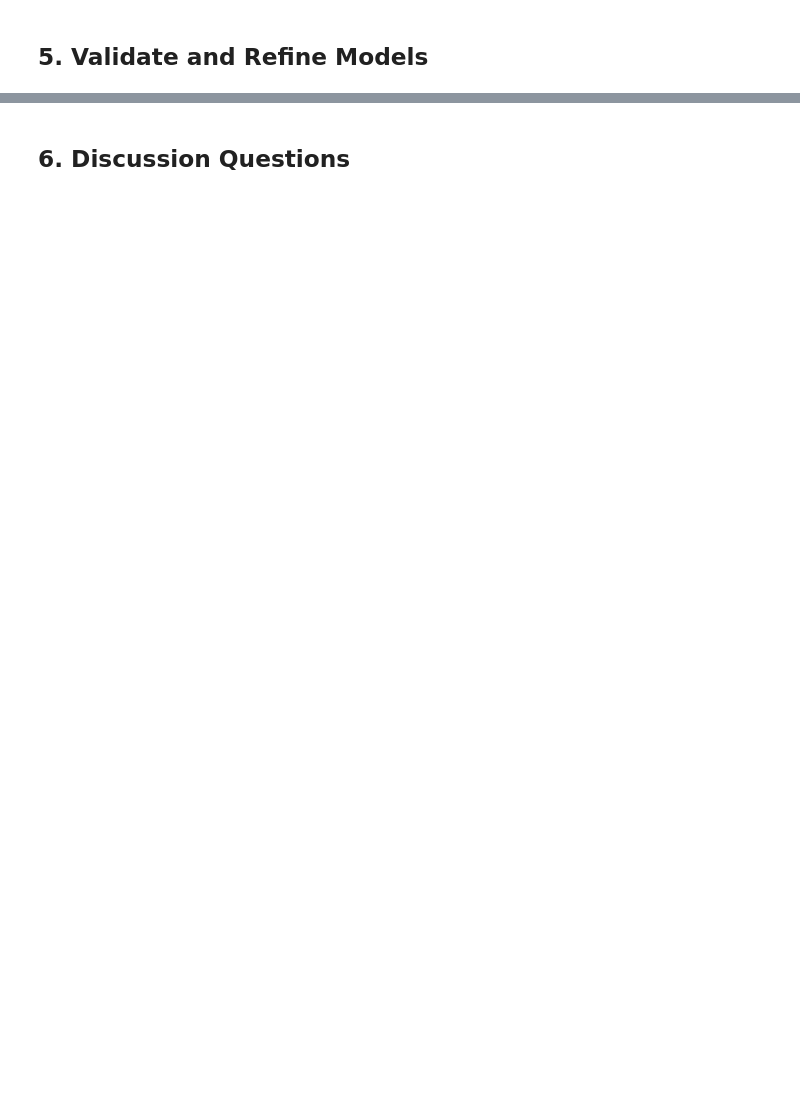
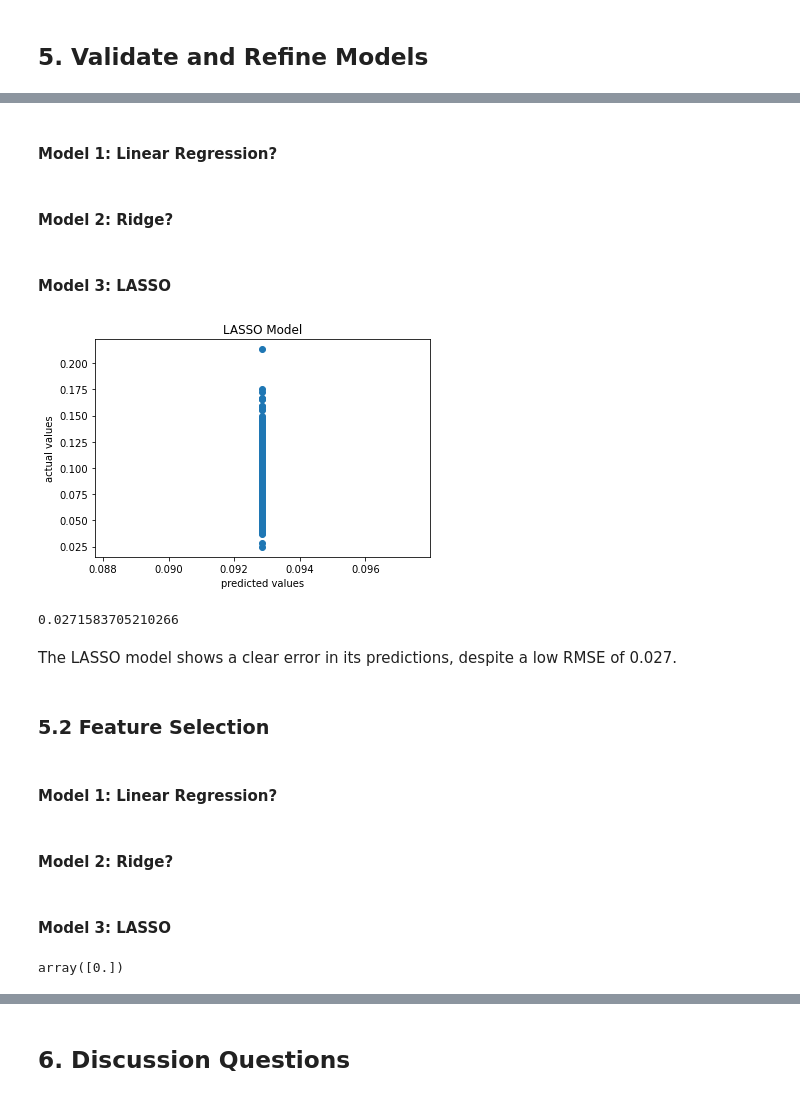
Before and after one commit to chasejstokes/CSS_Project2_Team7_Fall2022, a Jupyter notebook: Project 2 Students.ipynb, the cells around one changed output, grey strips where cells are left out. Drawn from its saved outputs; the diff is of its cells as text; code cells hidden in the pictures; blank space fills up the shorter version.

Commit message:
updating LASSO implementation

```diff
--- a/Project 2 Students.ipynb
+++ b/Project 2 Students.ipynb
@@ -269,2 +287,12 @@ X = preprocessing.scale(X)
 # %% [markdown]
 We can also get rid of the 0 variance features using the `VarianceThreshold()` method from `feature_selection`.
+# %%
+from sklearn import feature_selection
+
+def variance_threshold_selector(data, threshold=0):
+    selector = feature_selection.VarianceThreshold(threshold)
+    selector.fit_transform(data)
+    return data[data.columns[selector.get_support(indices=True)]]
+# %%
+X = variance_threshold_selector(X)
+X.head(3)
@@ -271,8 +304,7 @@ We can also get rid of the 0 variance features using the `VarianceThreshold()` m
 # %%
-from sklearn import feature_selection
-
-selector = feature_selection.VarianceThreshold(0)
-X = selector.fit_transform(X)
+#from sklearn import feature_selection
+#selector = feature_selection.VarianceThreshold(0)
+#X = selector.fit_transform(X)
 # %% [markdown]
 And finally, let's split our data:
 # %%
@@ -291,4 +349,7 @@ X_train, X_validate, y_train, y_validate = train_test_split(X_train, y_train, te
 # %%
 # model 3
+# LASSO
+lasso_reg = Lasso(max_iter = 10000)
+lasso_model = lasso_reg.fit(X_train, y_train)
 # %% [markdown]
 ## 5. Validate and Refine Models
@@ -295,2 +365,4 @@ X_train, X_validate, y_train, y_validate = train_test_split(X_train, y_train, te
+# %% [markdown]
+#### Model 1: Linear Regression?
 # %%
 # validate model 1
@@ -297,2 +370,4 @@ X_train, X_validate, y_train, y_validate = train_test_split(X_train, y_train, te
+# %% [markdown]
+#### Model 2: Ridge?
 # %%
 # validate model 2
@@ -299,2 +375,32 @@ X_train, X_validate, y_train, y_validate = train_test_split(X_train, y_train, te
+# %% [markdown]
+#### Model 3: LASSO
 # %%
 # validate model 3
+# LASSO
+lasso_pred = lasso_model.predict(X_validate)
+
+plt.scatter(lasso_pred, y_validate)
+plt.title('LASSO Model')
+plt.xlabel('predicted values')
+plt.ylabel('actual values')
+plt.show()
+# %% [output]
+[figure, added]
+# %%
+rmse(lasso_pred, y_validate)
+# %% [output]
+0.0271583705210266
+# %% [markdown]
+The LASSO model shows a clear error in its predictions, despite a low RMSE of 0.027.
+# %% [markdown]
+### 5.2 Feature Selection
+# %% [markdown]
+#### Model 1: Linear Regression?
+# %% [markdown]
+#### Model 2: Ridge?
+# %% [markdown]
+#### Model 3: LASSO
+# %%
+np.unique(lasso_model.coef_)
+# %% [output]
+array([0.])
```
Also changed, not shown: parts of 45 cells of this notebook.
